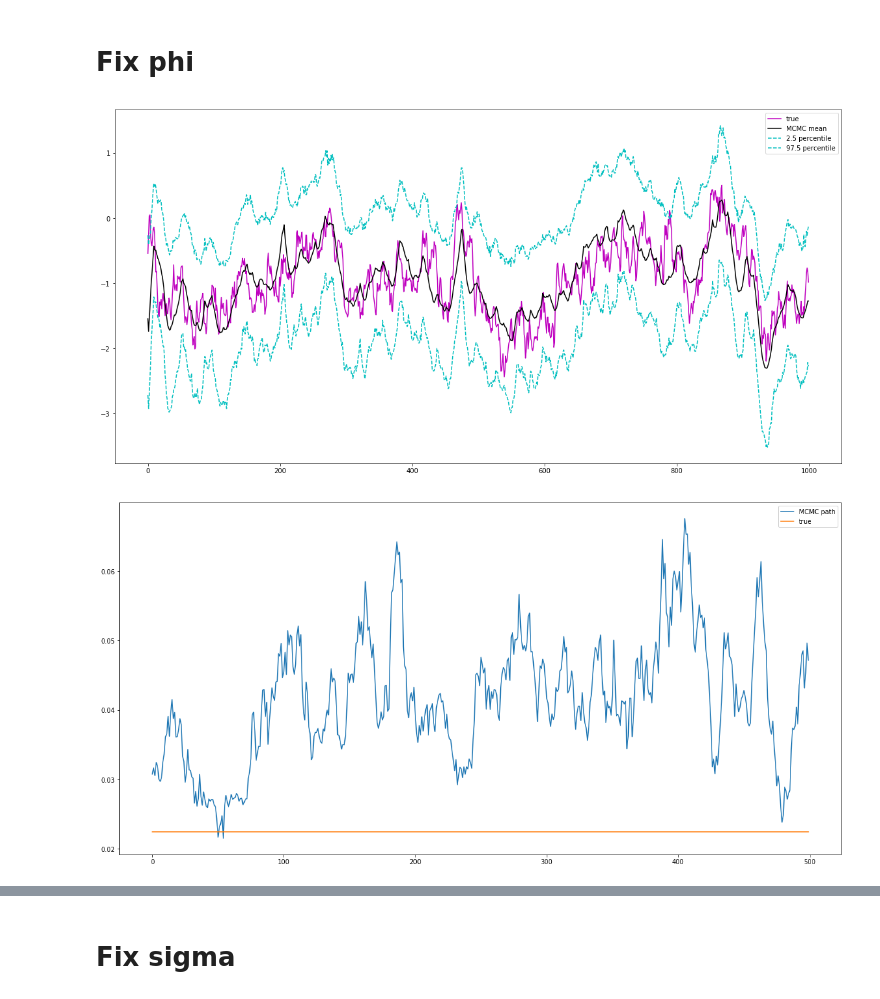
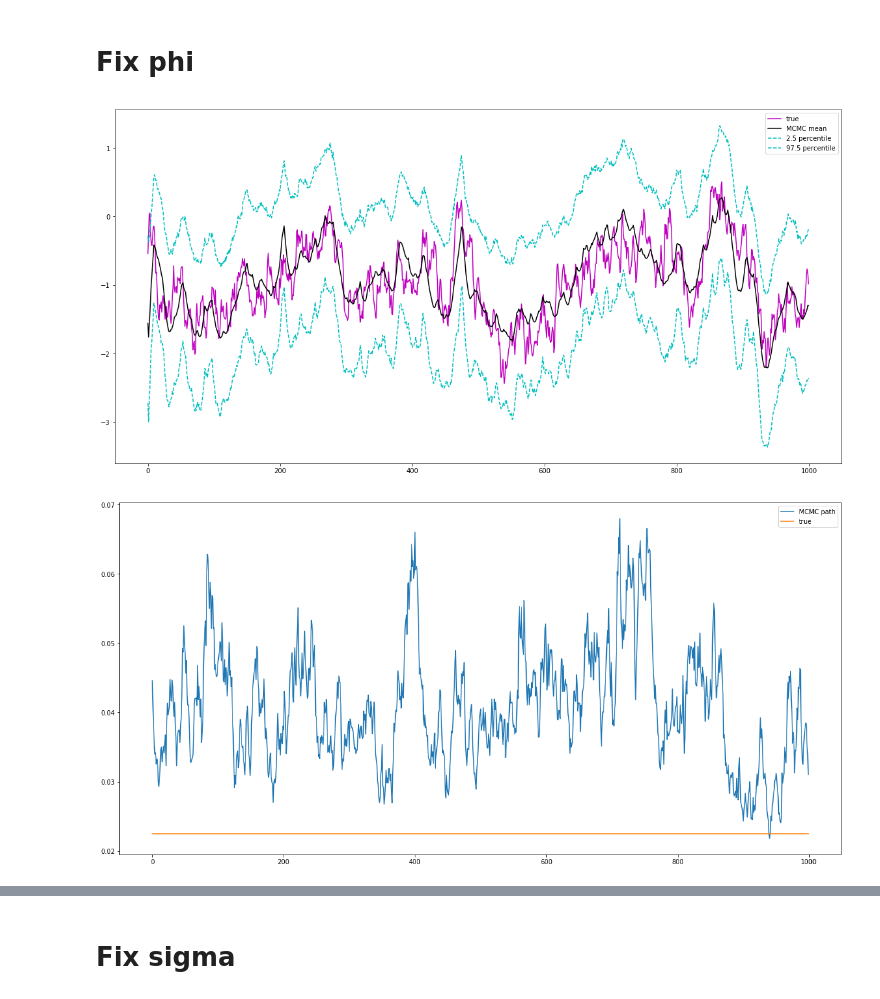
Before and after one commit to keiikegami/BayesHW9-10, a Jupyter notebook: HW10.ipynb, the cells around one changed output, grey strips where cells are left out. Saved outputs shown, nothing was run; the diff lists cells and outputs as text; code cells hidden in the pictures.

```diff
--- a/HW10.ipynb
+++ b/HW10.ipynb
@@ -60,7 +60,7 @@ np.random.seed(123)
 vy = pd.read_csv("sv_simdataHW10.csv").values[0][1:]
 nT = vy.shape[0]
 vy_star = np.array([np.log(i**2) for i in vy])
-nsim = 1000
+nsim = 2000
 dC0 = 2
 
 # priors
@@ -290,26 +290,26 @@ for i in range(nsim):
 # %%
 df = pd.read_csv("sv_truevol10.csv")
 truevol = df.values[0][1:]
-nburn = 500
+nburn = 1000
 
 result = np.zeros(nT)
 lquant = np.zeros(nT)
 uquant = np.zeros(nT)
 for t in range(nT):
     result[t] = np.mean(mh[nburn:, t])
     lquant[t] = np.percentile(mh[nburn:, t], 2.5)
     uquant[t] = np.percentile(mh[nburn:, t], 97.5)
 
 plt.figure(figsize=(20, 10))
 plt.plot(truevol, 'm' , label = 'true')
 plt.plot(result, 'k', label = 'MCMC mean')
 plt.plot(lquant, 'c--', label = '2.5 percentile')
 plt.plot(uquant, 'c--', label = '97.5 percentile')
 #plt.ylim(-4, 2)
 plt.legend()
 plt.show()
 # %% [output]
-[figure, old version]
+[figure, new version]
 # %%
 truesig = np.ones(nsim-nburn)*0.15**2
 plt.figure(figsize=(20, 10))
@@ -318,7 +318,7 @@ plt.plot(truesig, label = 'true')
 plt.legend()
 plt.show()
 # %% [output]
-[figure, old version]
+[figure, new version]
 # %%
 truemu = np.ones(nsim-nburn)*2*np.log(0.65)
 plt.figure(figsize=(20, 10))
```
Also changed, not shown: parts of 2 cells of this notebook.
